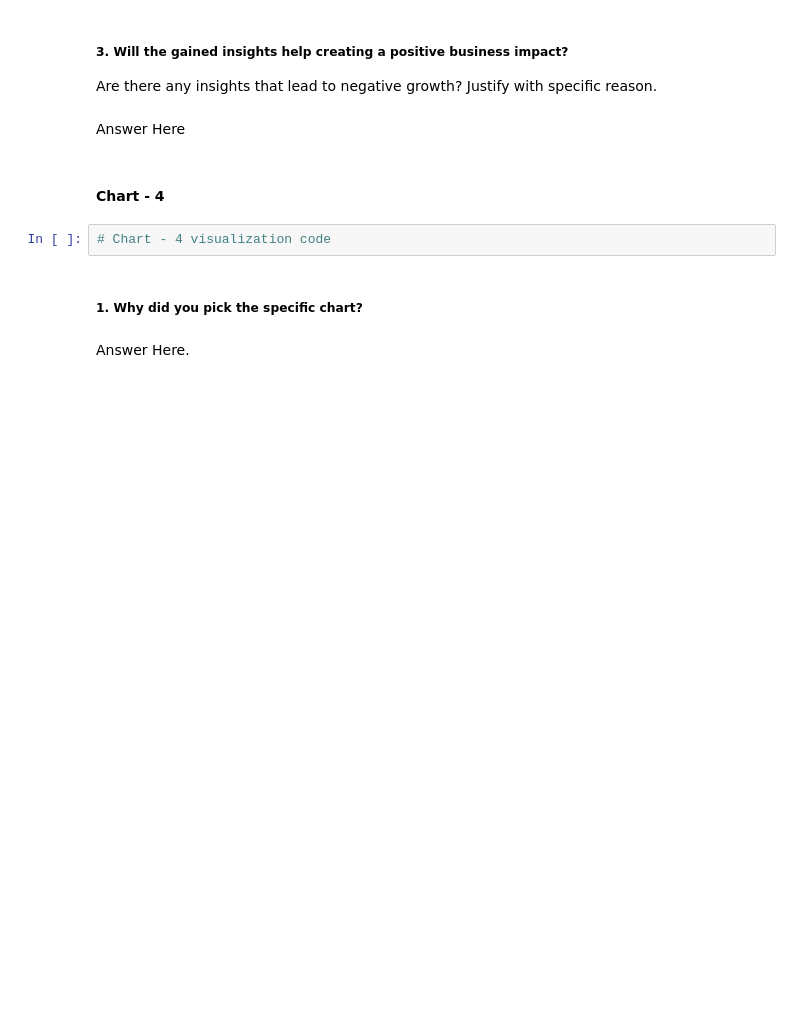
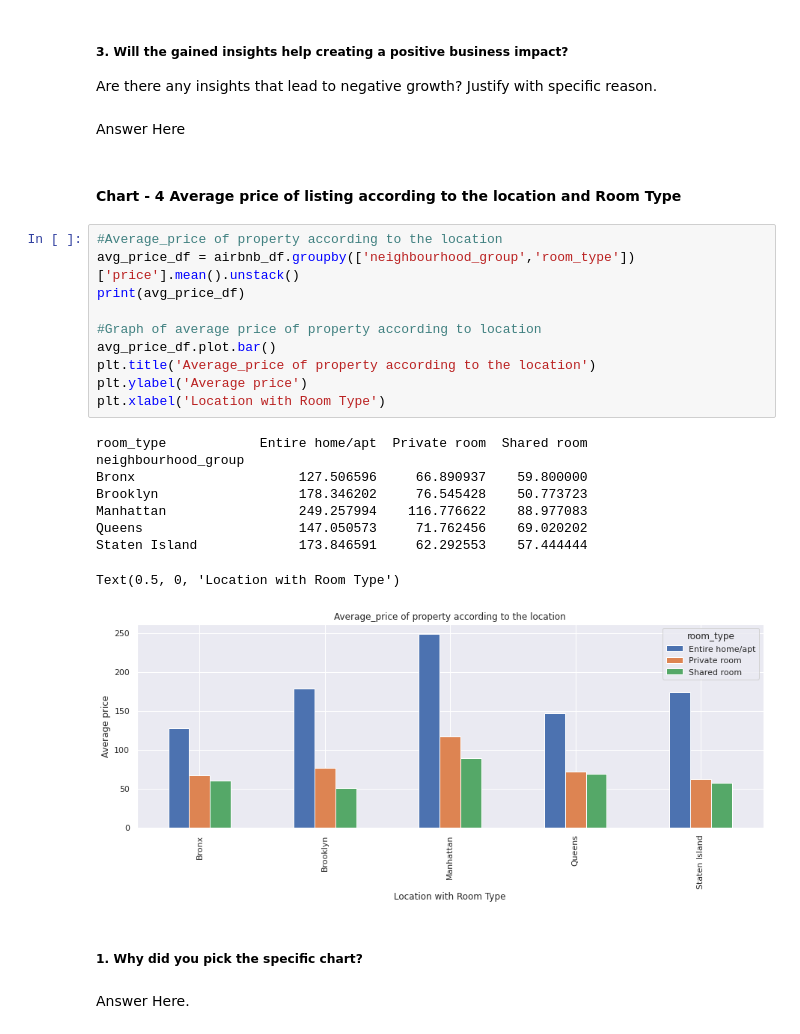
Before and after one commit to kapilkukreja469/Airbnb_bookings_analysis_project, a Jupyter notebook: Sample_EDA_Submission_Template.ipynb, the cells around one changed output. Drawn from its saved outputs; the diff is of its cells as text; blank space fills up the shorter version.

```diff
--- a/Sample_EDA_Submission_Template.ipynb
+++ b/Sample_EDA_Submission_Template.ipynb
@@ -366,10 +366,28 @@ Answer Here
 Are there any insights that lead to negative growth? Justify with specific reason.
 # %% [markdown]
 Answer Here
-# %% [markdown]
-#### Chart - 4
-# %%
-# Chart - 4 visualization code
+# %% [markdown]
+#### **Chart - 4** **Average price of listing according to the location and Room Type**
+# %%
+#Average_price of property according to the location
+avg_price_df = airbnb_df.groupby(['neighbourhood_group','room_type'])['price'].mean().unstack()
+print(avg_price_df)
+
+#Graph of average price of property according to location
+avg_price_df.plot.bar()
+plt.title('Average_price of property according to the location')
+plt.ylabel('Average price')
+plt.xlabel('Location with Room Type')
+# %% [output]
+room_type            Entire home/apt  Private room  Shared room
+neighbourhood_group
+Bronx                     127.506596     66.890937    59.800000
+Brooklyn                  178.346202     76.545428    50.773723
+Manhattan                 249.257994    116.776622    88.977083
+Queens                    147.050573     71.762456    69.020202
+Staten Island             173.846591     62.292553    57.444444
+Text(0.5, 0, 'Location with Room Type')
+[figure, added]
 # %% [markdown]
 ##### 1. Why did you pick the specific chart?
 # %% [markdown]
```
Also changed, not shown: parts of 4 cells of this notebook.
